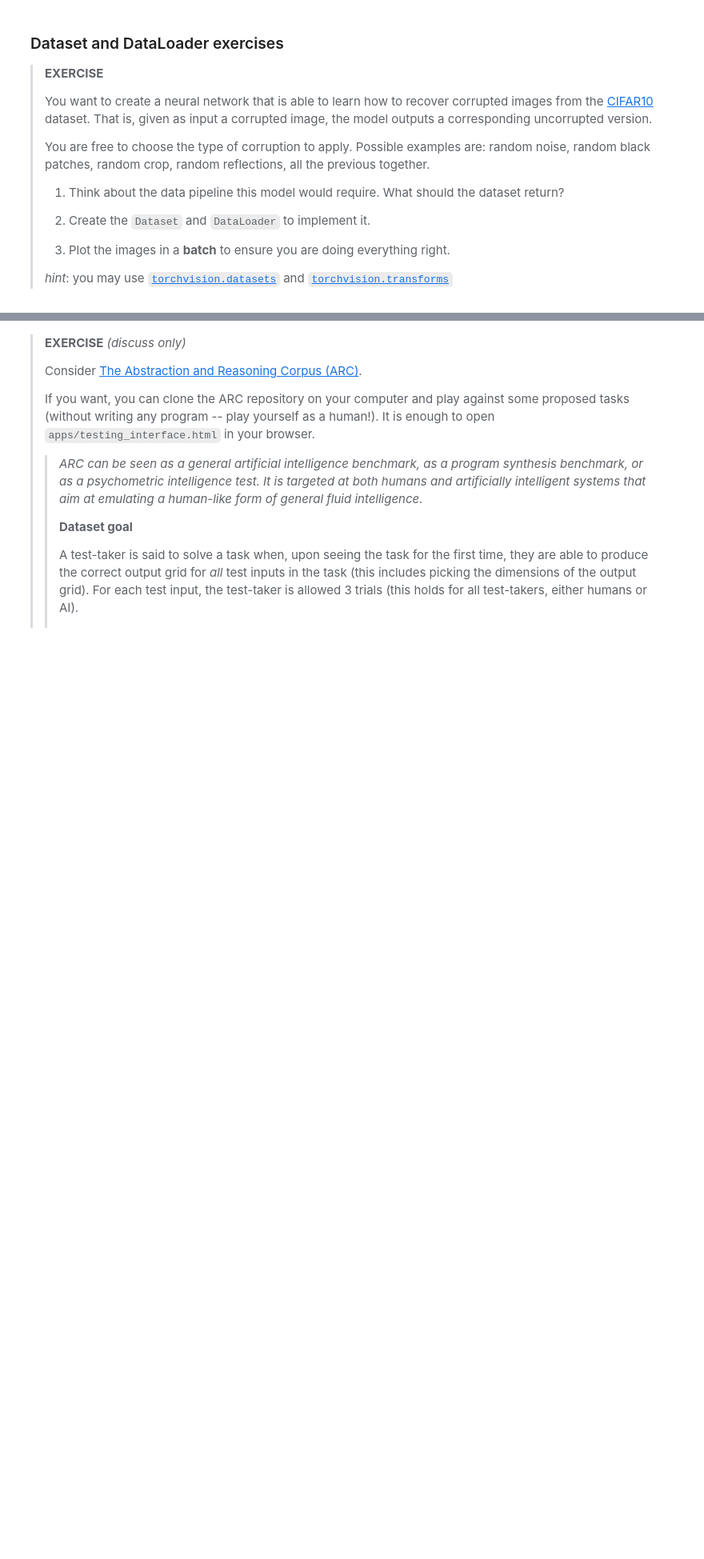
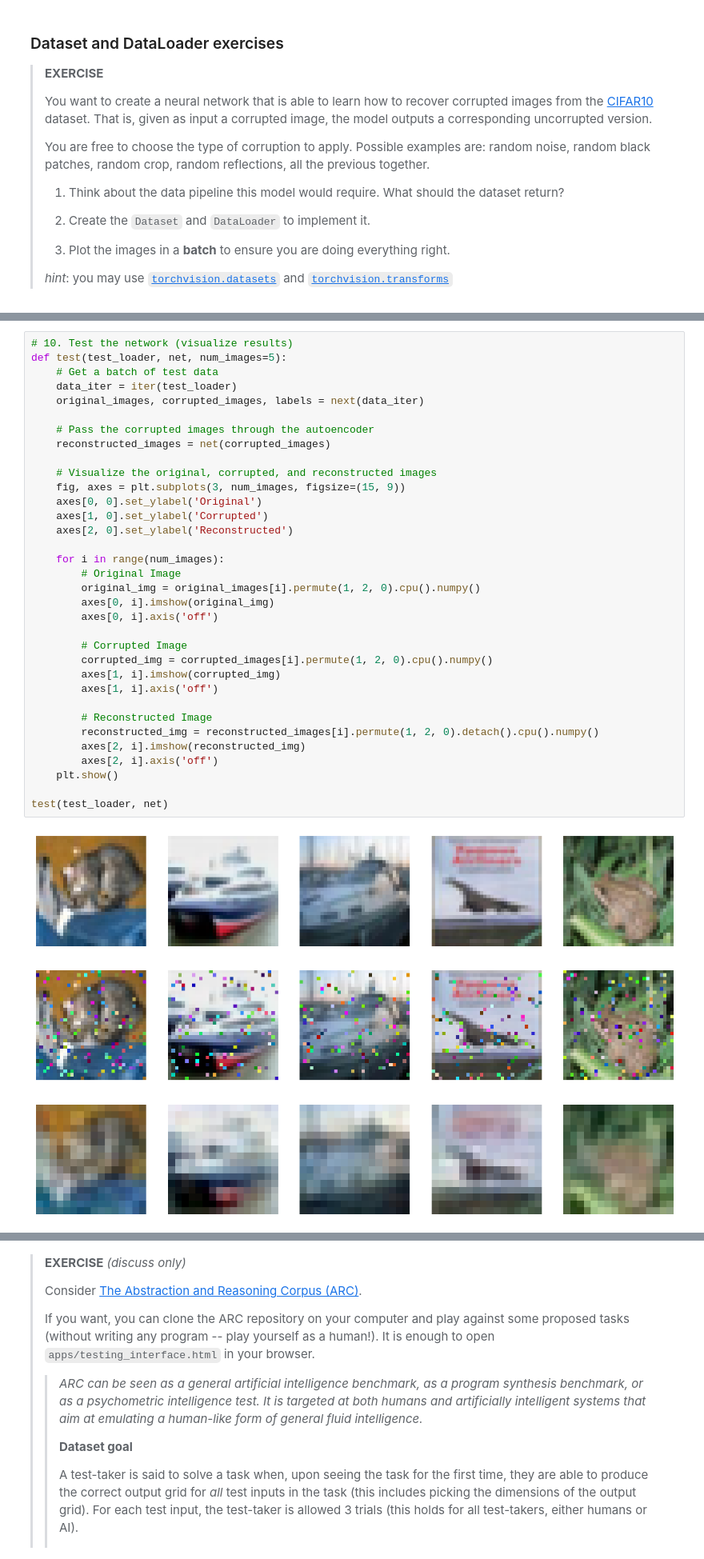
Before and after one commit to DarkJ2/DeepLearning, a Jupyter notebook: labs/03_Linear_models_and_Pytorch_Datasets.ipynb, the cells around one changed output, grey strips where cells are left out. Shown: that part at 80% size. Saved outputs shown, nothing was run; the diff lists cells and outputs as text; blank space fills up the shorter version.

```diff
--- a/labs/03_Linear_models_and_Pytorch_Datasets.ipynb
+++ b/labs/03_Linear_models_and_Pytorch_Datasets.ipynb
@@ -1032,0 +1208,36 @@ If even just loading the files from disk is slow, consider changing the way in w
+# %%
+# 10. Test the network (visualize results)
+def test(test_loader, net, num_images=5):
+    # Get a batch of test data
+    data_iter = iter(test_loader)
+    original_images, corrupted_images, labels = next(data_iter)
+
+    # Pass the corrupted images through the autoencoder
+    reconstructed_images = net(corrupted_images)
+
+    # Visualize the original, corrupted, and reconstructed images
+    fig, axes = plt.subplots(3, num_images, figsize=(15, 9))
+    axes[0, 0].set_ylabel('Original')
+    axes[1, 0].set_ylabel('Corrupted')
+    axes[2, 0].set_ylabel('Reconstructed')
+
+    for i in range(num_images):
+        # Original Image
+        original_img = original_images[i].permute(1, 2, 0).cpu().numpy()
+        axes[0, i].imshow(original_img)
+        axes[0, i].axis('off')
+
+        # Corrupted Image
+        corrupted_img = corrupted_images[i].permute(1, 2, 0).cpu().numpy()
+        axes[1, i].imshow(corrupted_img)
+        axes[1, i].axis('off')
+
+        # Reconstructed Image
+        reconstructed_img = reconstructed_images[i].permute(1, 2, 0).detach().cpu().numpy()
+        axes[2, i].imshow(reconstructed_img)
+        axes[2, i].axis('off')
+    plt.show()
+
+test(test_loader, net)
+# %% [output]
+[figure, added]
```
Also changed, not shown: parts of 10 cells of this notebook.
